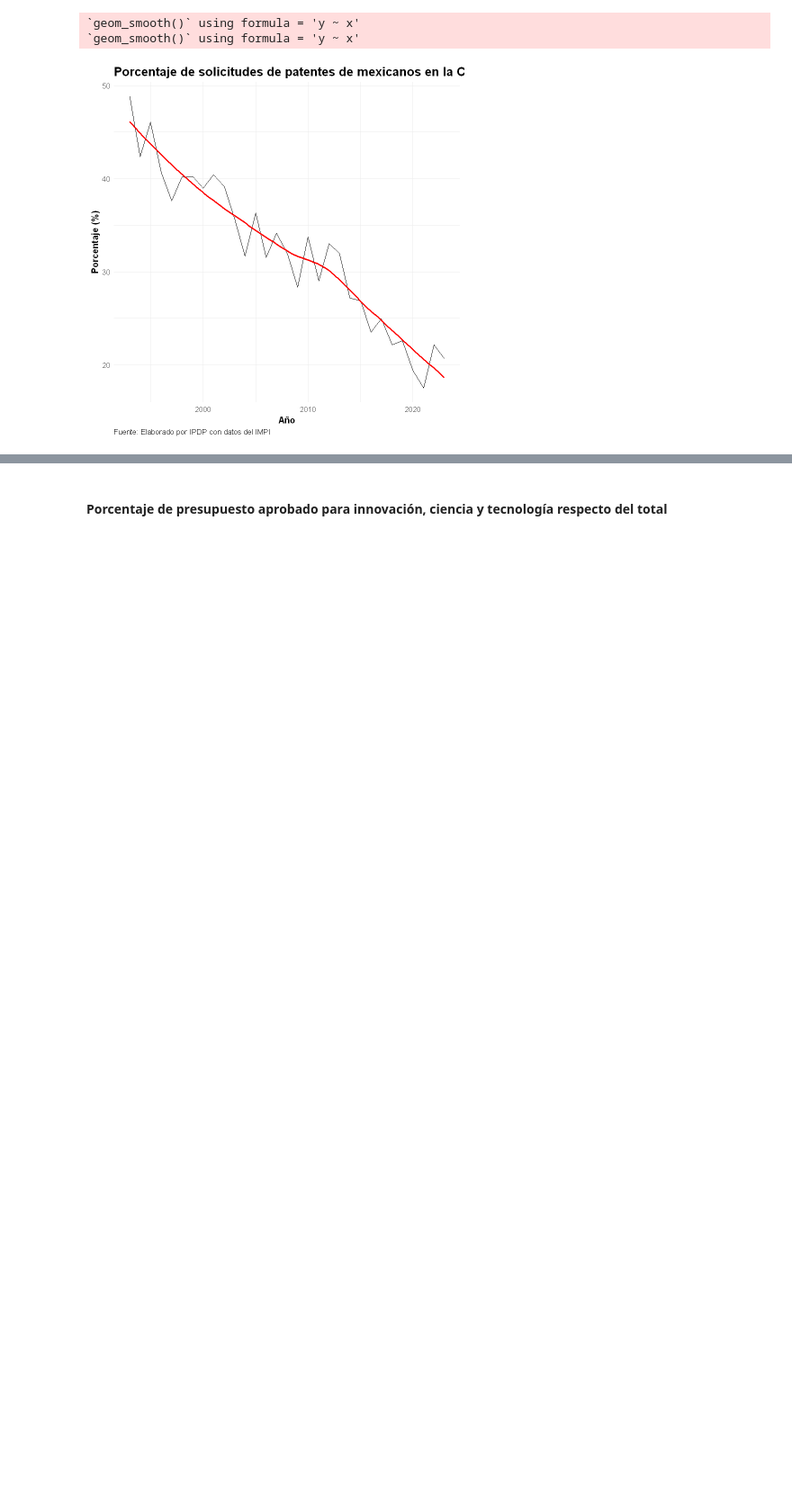
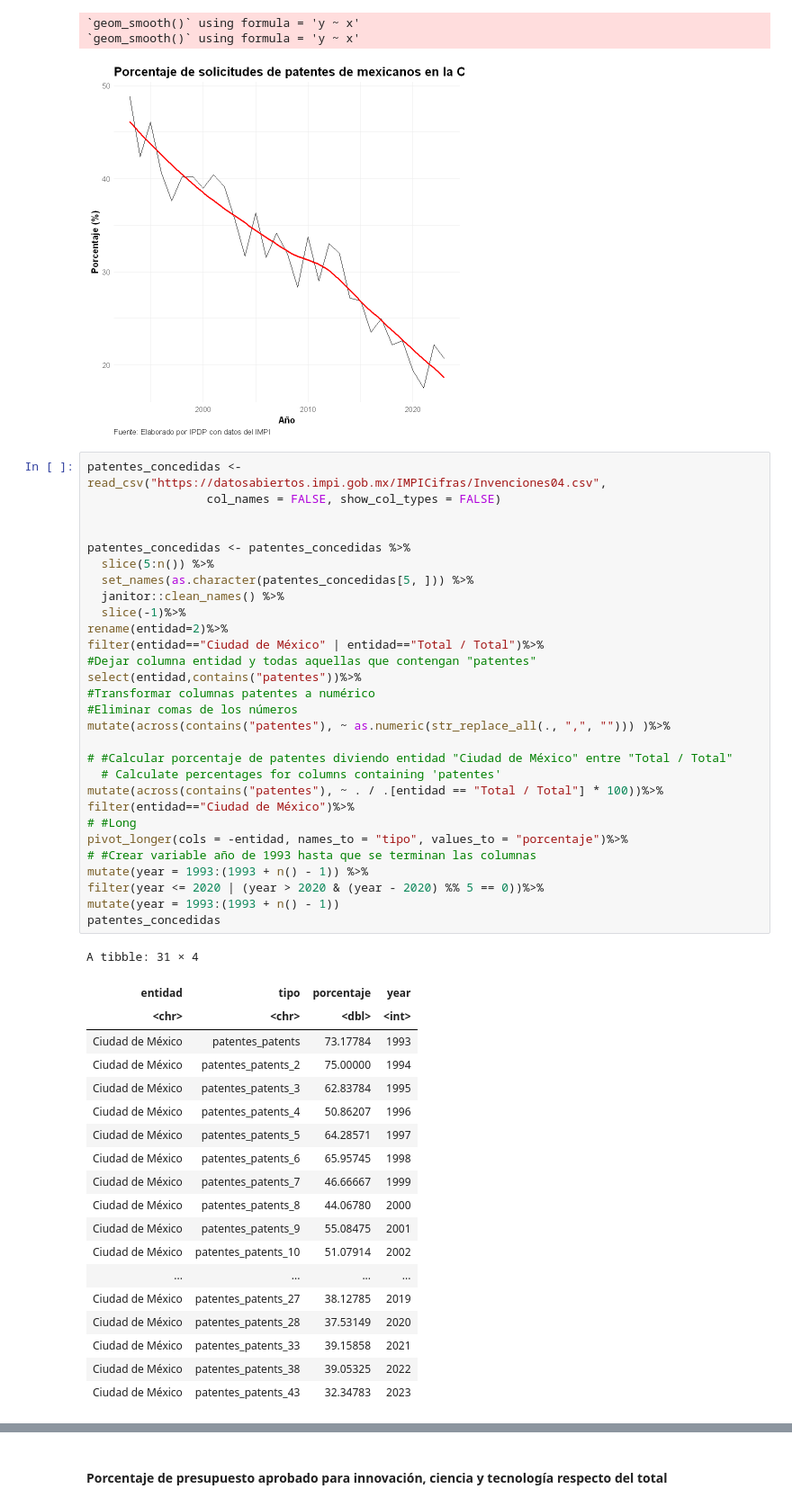
Before and after one commit to cpyp-ipdp/pgd_cdmx, a Jupyter notebook: indicadores/educacion_ciencia/indicadores_educ_ciencia_tec_pgd.ipynb, the cells around one changed output, grey strips where cells are left out. Shown at 90% size. Cells and saved outputs as stored; diff of their text form; blank space fills up the shorter version.

```diff
--- a/indicadores/educacion_ciencia/indicadores_educ_ciencia_tec_pgd.ipynb
+++ b/indicadores/educacion_ciencia/indicadores_educ_ciencia_tec_pgd.ipynb
@@ -573,3 +574,52 @@ ggsave("porcentaje_patentes.png", width = 12, height = 6, dpi = 300, bg = "white
 `geom_smooth()` using formula = 'y ~ x'
 `geom_smooth()` using formula = 'y ~ x'
 [figure]
+# %%
+patentes_concedidas <- read_csv("https://datosabiertos.impi.gob.mx/IMPICifras/Invenciones04.csv",
+                 col_names = FALSE, show_col_types = FALSE)
+
+
+patentes_concedidas <- patentes_concedidas %>%
+  slice(5:n()) %>%
+  set_names(as.character(patentes_concedidas[5, ])) %>%
+  janitor::clean_names() %>%
+  slice(-1)%>%
+rename(entidad=2)%>%
+filter(entidad=="Ciudad de México" | entidad=="Total / Total")%>%
+#Dejar columna entidad y todas aquellas que contengan "patentes"
+select(entidad,contains("patentes"))%>%
+#Transformar columnas patentes a numérico
+#Eliminar comas de los números
+mutate(across(contains("patentes"), ~ as.numeric(str_replace_all(., ",", ""))) )%>%
+
+# #Calcular porcentaje de patentes diviendo entidad "Ciudad de México" entre "Total / Total"
+  # Calculate percentages for columns containing 'patentes'
+mutate(across(contains("patentes"), ~ . / .[entidad == "Total / Total"] * 100))%>%
+filter(entidad=="Ciudad de México")%>%
+# #Long
+pivot_longer(cols = -entidad, names_to = "tipo", values_to = "porcentaje")%>%
+# #Crear variable año de 1993 hasta que se terminan las columnas
+mutate(year = 1993:(1993 + n() - 1)) %>%
+filter(year <= 2020 | (year > 2020 & (year - 2020) %% 5 == 0))%>%
+mutate(year = 1993:(1993 + n() - 1))
+patentes_concedidas
+# %% [output]
+A tibble: 31 × 4
+| entidad | tipo | porcentaje | year |
+| <chr> | <chr> | <dbl> | <int> |
+| Ciudad de México | patentes_patents | 73.17784 | 1993 |
+| Ciudad de México | patentes_patents_2 | 75.00000 | 1994 |
+| Ciudad de México | patentes_patents_3 | 62.83784 | 1995 |
+| Ciudad de México | patentes_patents_4 | 50.86207 | 1996 |
+| Ciudad de México | patentes_patents_5 | 64.28571 | 1997 |
+| Ciudad de México | patentes_patents_6 | 65.95745 | 1998 |
+| Ciudad de México | patentes_patents_7 | 46.66667 | 1999 |
+| Ciudad de México | patentes_patents_8 | 44.06780 | 2000 |
+| Ciudad de México | patentes_patents_9 | 55.08475 | 2001 |
+| Ciudad de México | patentes_patents_10 | 51.07914 | 2002 |
+| ... | ... | ... | ... |
+| Ciudad de México | patentes_patents_27 | 38.12785 | 2019 |
+| Ciudad de México | patentes_patents_28 | 37.53149 | 2020 |
+| Ciudad de México | patentes_patents_33 | 39.15858 | 2021 |
+| Ciudad de México | patentes_patents_38 | 39.05325 | 2022 |
+| Ciudad de México | patentes_patents_43 | 32.34783 | 2023 |
```
Also changed, not shown: parts of 3 cells of this notebook.
